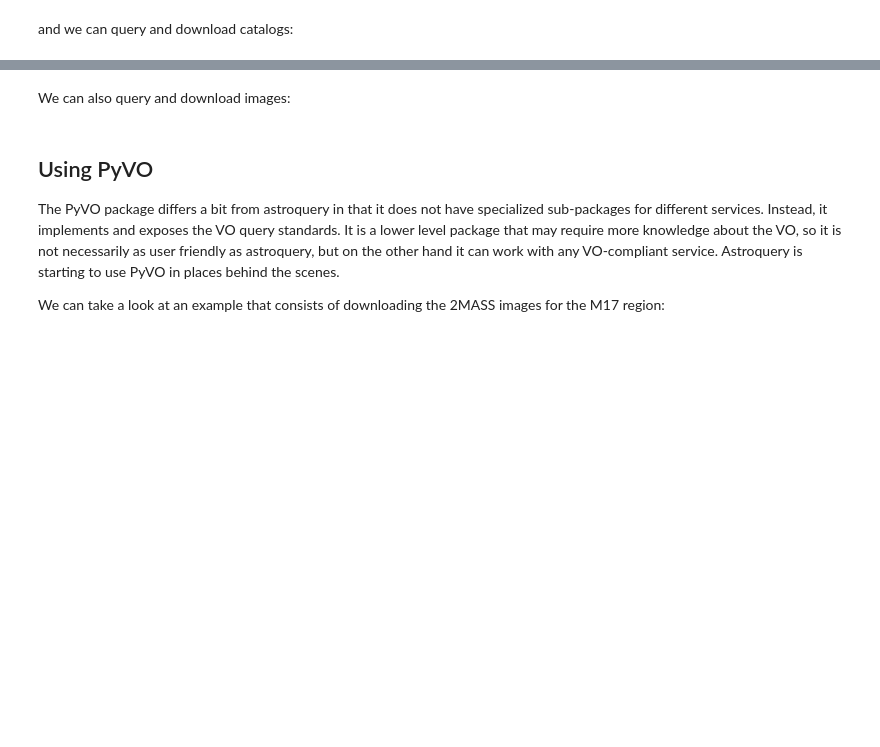
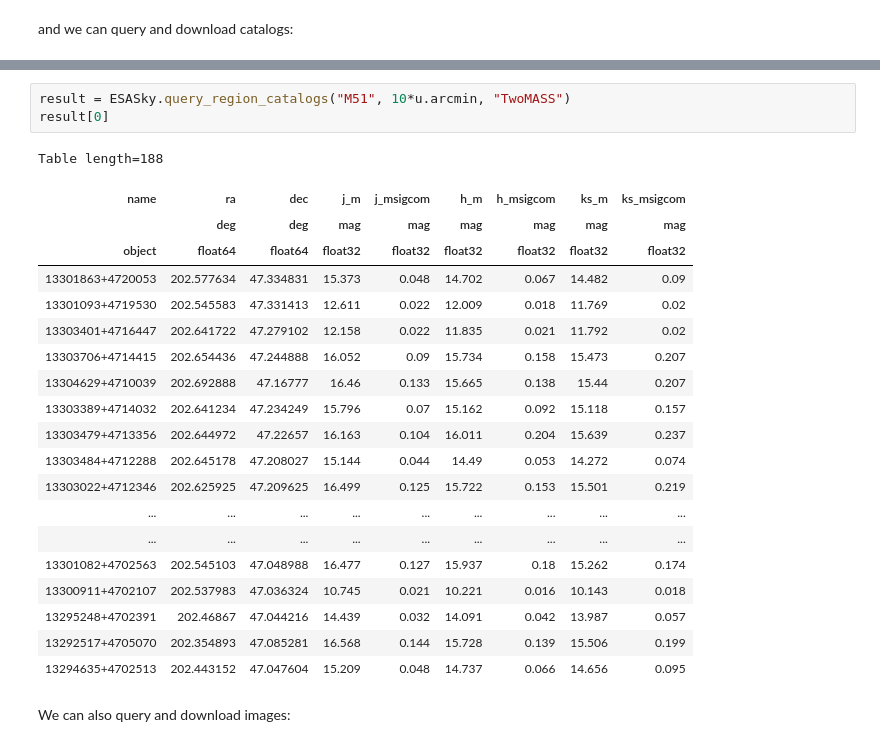
Before and after one commit to maria8ch/ASTR497, a Jupyter notebook: astropy_notebooks/19-astroquery.ipynb, the cells around one changed output, grey strips where cells are left out. Drawn from its saved outputs; the diff is of its cells as text; blank space fills up the shorter version.

```diff
--- a/astropy_notebooks/19-astroquery.ipynb
+++ b/astropy_notebooks/19-astroquery.ipynb
@@ -95,8 +189,26 @@ and we can query and download catalogs:
+# %%
+result = ESASky.query_region_catalogs("M51", 10*u.arcmin, "TwoMASS")
+result[0]
+# %% [output]
+Table length=188
+| name | ra | dec | j_m | j_msigcom | h_m | h_msigcom | ks_m | ks_msigcom |
+|  | deg | deg | mag | mag | mag | mag | mag | mag |
+| object | float64 | float64 | float32 | float32 | float32 | float32 | float32 | float32 |
+| 13301863+4720053 | 202.577634 | 47.334831 | 15.373 | 0.048 | 14.702 | 0.067 | 14.482 | 0.09 |
+| 13301093+4719530 | 202.545583 | 47.331413 | 12.611 | 0.022 | 12.009 | 0.018 | 11.769 | 0.02 |
+| 13303401+4716447 | 202.641722 | 47.279102 | 12.158 | 0.022 | 11.835 | 0.021 | 11.792 | 0.02 |
+| 13303706+4714415 | 202.654436 | 47.244888 | 16.052 | 0.09 | 15.734 | 0.158 | 15.473 | 0.207 |
+| 13304629+4710039 | 202.692888 | 47.16777 | 16.46 | 0.133 | 15.665 | 0.138 | 15.44 | 0.207 |
+| 13303389+4714032 | 202.641234 | 47.234249 | 15.796 | 0.07 | 15.162 | 0.092 | 15.118 | 0.157 |
+| 13303479+4713356 | 202.644972 | 47.22657 | 16.163 | 0.104 | 16.011 | 0.204 | 15.639 | 0.237 |
+| 13303484+4712288 | 202.645178 | 47.208027 | 15.144 | 0.044 | 14.49 | 0.053 | 14.272 | 0.074 |
+| 13303022+4712346 | 202.625925 | 47.209625 | 16.499 | 0.125 | 15.722 | 0.153 | 15.501 | 0.219 |
+| ... | ... | ... | ... | ... | ... | ... | ... | ... |
+| ... | ... | ... | ... | ... | ... | ... | ... | ... |
+| 13301082+4702563 | 202.545103 | 47.048988 | 16.477 | 0.127 | 15.937 | 0.18 | 15.262 | 0.174 |
+| 13300911+4702107 | 202.537983 | 47.036324 | 10.745 | 0.021 | 10.221 | 0.016 | 10.143 | 0.018 |
+| 13295248+4702391 | 202.46867 | 47.044216 | 14.439 | 0.032 | 14.091 | 0.042 | 13.987 | 0.057 |
+| 13292517+4705070 | 202.354893 | 47.085281 | 16.568 | 0.144 | 15.728 | 0.139 | 15.506 | 0.199 |
+| 13294635+4702513 | 202.443152 | 47.047604 | 15.209 | 0.048 | 14.737 | 0.066 | 14.656 | 0.095 |
 # %% [markdown]
 We can also query and download images:
-# %% [markdown]
-## Using PyVO
-
-The PyVO package differs a bit from astroquery in that it does not have specialized sub-packages for different services. Instead, it implements and exposes the VO query standards. It is a lower level package that may require more knowledge about the VO, so it is not necessarily as user friendly as astroquery, but on the other hand it can work with any VO-compliant service. Astroquery is starting to use PyVO in places behind the scenes.
-
-We can take a look at an example that consists of downloading the 2MASS images for the M17 region:
```
Also changed, not shown: parts of 19 cells of this notebook.
